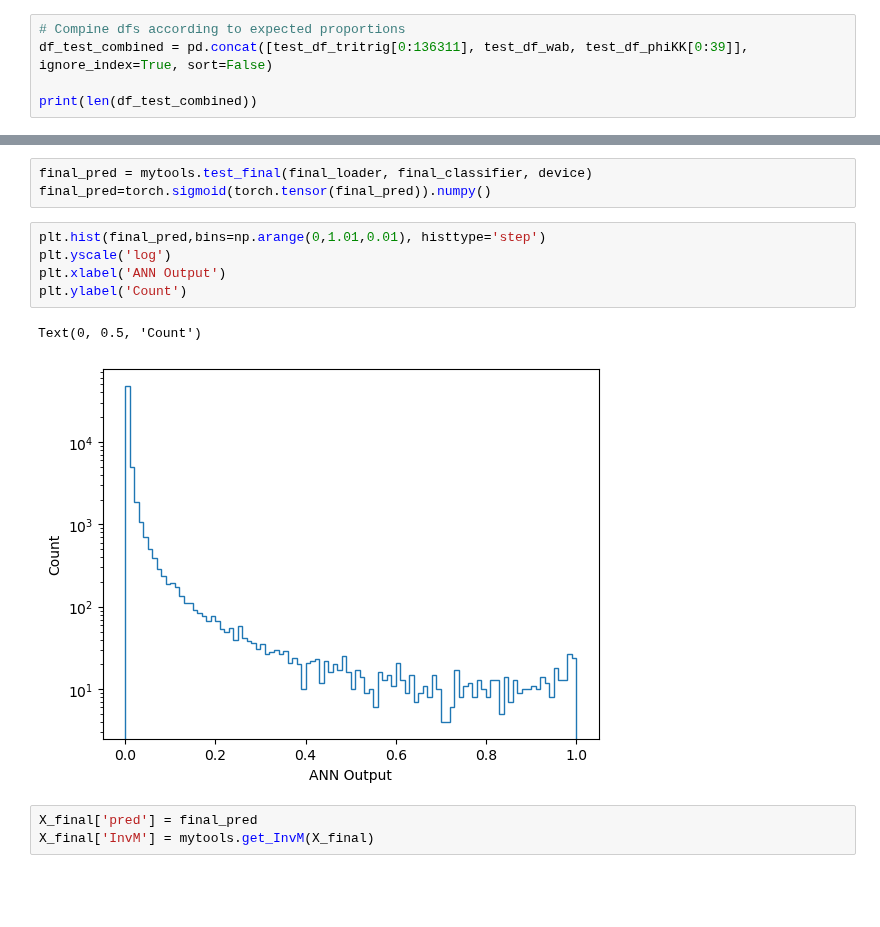
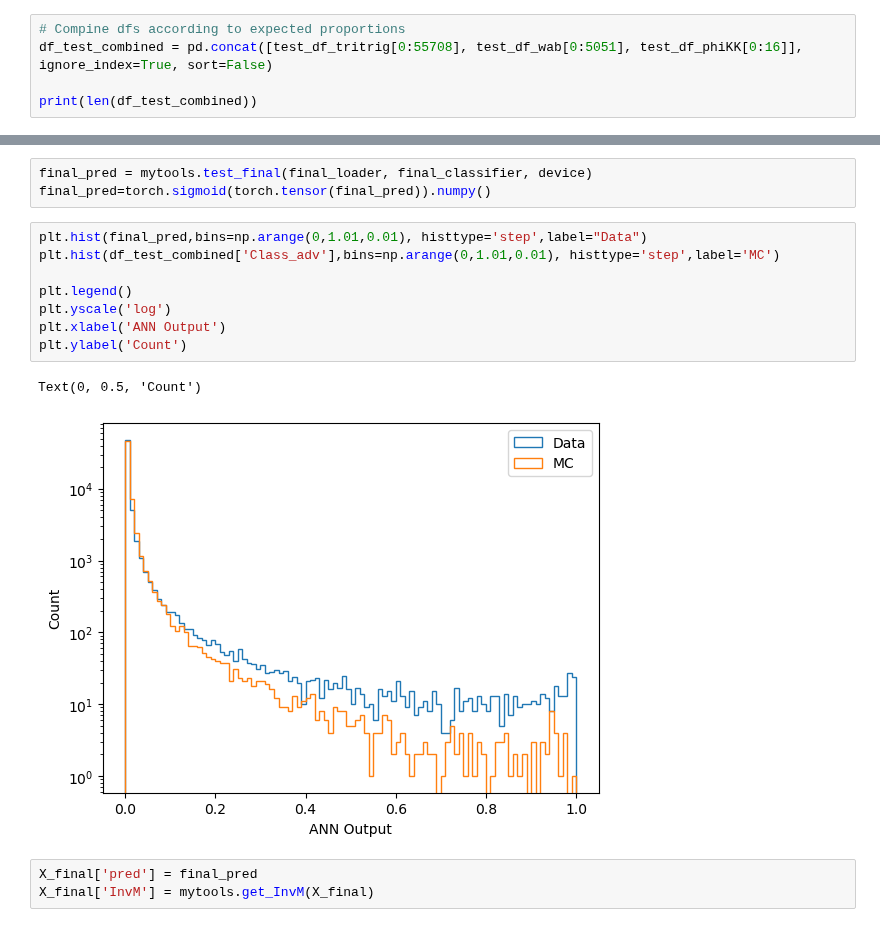
Before and after one commit to mghrear/pivoting-ANN, a Jupyter notebook: compare_models_sideband_b.ipynb, the cells around one changed output, grey strips where cells are left out. Cells and saved outputs as stored; diff of their text form; blank space fills up the shorter version.

Commit message:
scaling MC to match data

```diff
--- a/compare_models_sideband_b.ipynb
+++ b/compare_models_sideband_b.ipynb
@@ -181,7 +183,7 @@ plt.legend()
 # Compare classifiers on weighted testing data
 # %%
 # Compine dfs according to expected proportions
-df_test_combined = pd.concat([test_df_tritrig[0:136311], test_df_wab, test_df_phiKK[0:39]], ignore_index=True, sort=False)
+df_test_combined = pd.concat([test_df_tritrig[0:55708], test_df_wab[0:5051], test_df_phiKK[0:16]], ignore_index=True, sort=False)
 
 print(len(df_test_combined))
 # %% [output]
@@ -356,13 +368,16 @@ final_loader = DataLoader(final_dataset, batch_size=124, shuffle=False)
 final_pred = mytools.test_final(final_loader, final_classifier, device)
 final_pred=torch.sigmoid(torch.tensor(final_pred)).numpy()
 # %%
-plt.hist(final_pred,bins=np.arange(0,1.01,0.01), histtype='step')
+plt.hist(final_pred,bins=np.arange(0,1.01,0.01), histtype='step',label="Data")
+plt.hist(df_test_combined['Class_adv'],bins=np.arange(0,1.01,0.01), histtype='step',label='MC')
+
+plt.legend()
 plt.yscale('log')
 plt.xlabel('ANN Output')
 plt.ylabel('Count')
 # %% [output]
 Text(0, 0.5, 'Count')
-[figure, old version]
+[figure, new version]
 # %%
 X_final['pred'] = final_pred
 X_final['InvM'] = mytools.get_InvM(X_final)
```
Also changed, not shown: parts of 18 cells of this notebook, 5 other files.
